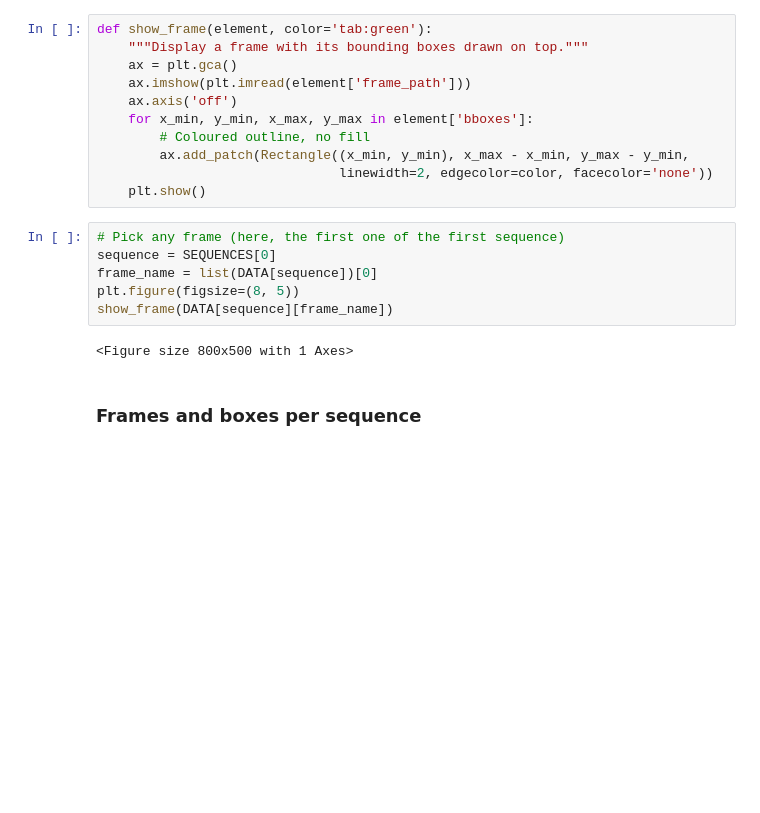
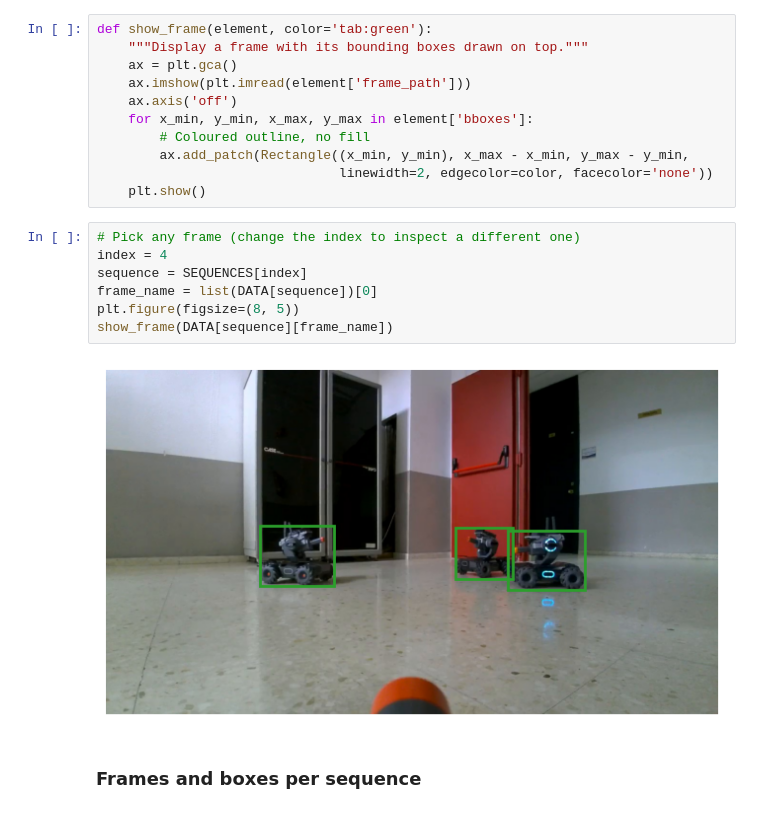
Before and after one commit to danifuertes/pids, a Jupyter notebook: src/pids/week1/eda.ipynb, the cells around one changed output. Saved outputs shown, nothing was run; the diff lists cells and outputs as text; blank space fills up the shorter version.

```diff
--- a/src/pids/week1/eda.ipynb
+++ b/src/pids/week1/eda.ipynb
@@ -83,13 +83,14 @@ def show_frame(element, color='tab:green'):
                                linewidth=2, edgecolor=color, facecolor='none'))
     plt.show()
 # %%
-# Pick any frame (here, the first one of the first sequence)
-sequence = SEQUENCES[0]
+# Pick any frame (change the index to inspect a different one)
+index = 4
+sequence = SEQUENCES[index]
 frame_name = list(DATA[sequence])[0]
 plt.figure(figsize=(8, 5))
 show_frame(DATA[sequence][frame_name])
 # %% [output]
-<Figure size 800x500 with 1 Axes>
+[figure, added]
 # %% [markdown]
 ### Frames and boxes per sequence
 # %%
```
Also changed, not shown: parts of 3 cells of this notebook, 2 other files.
